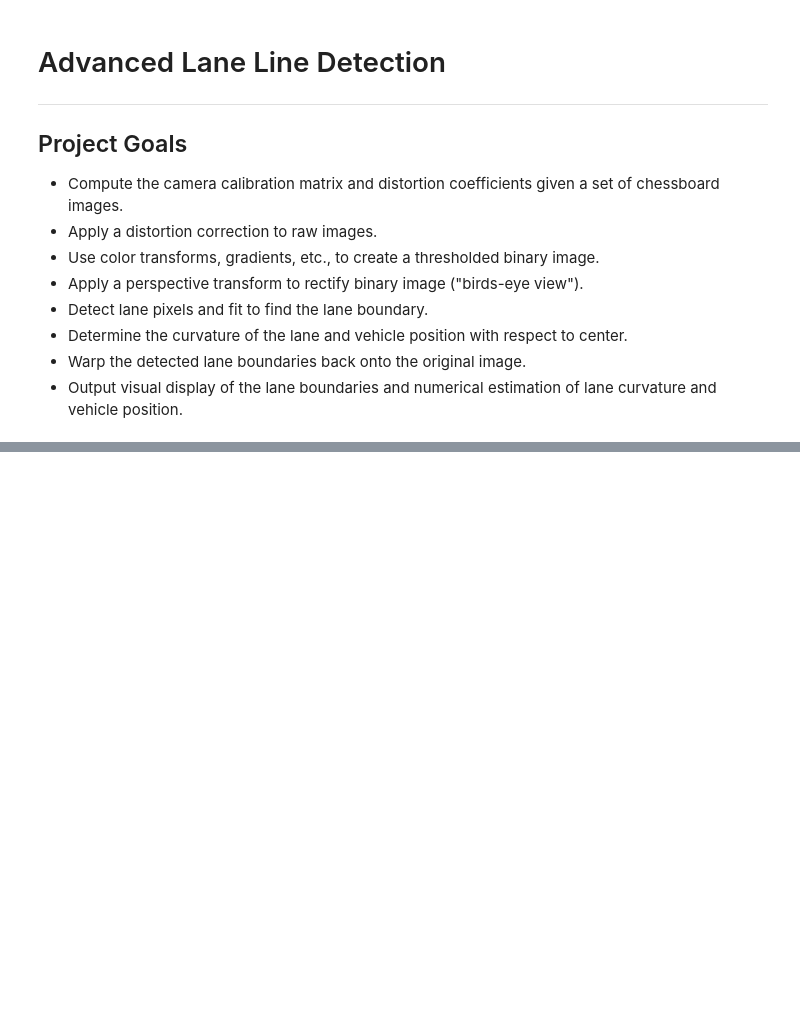
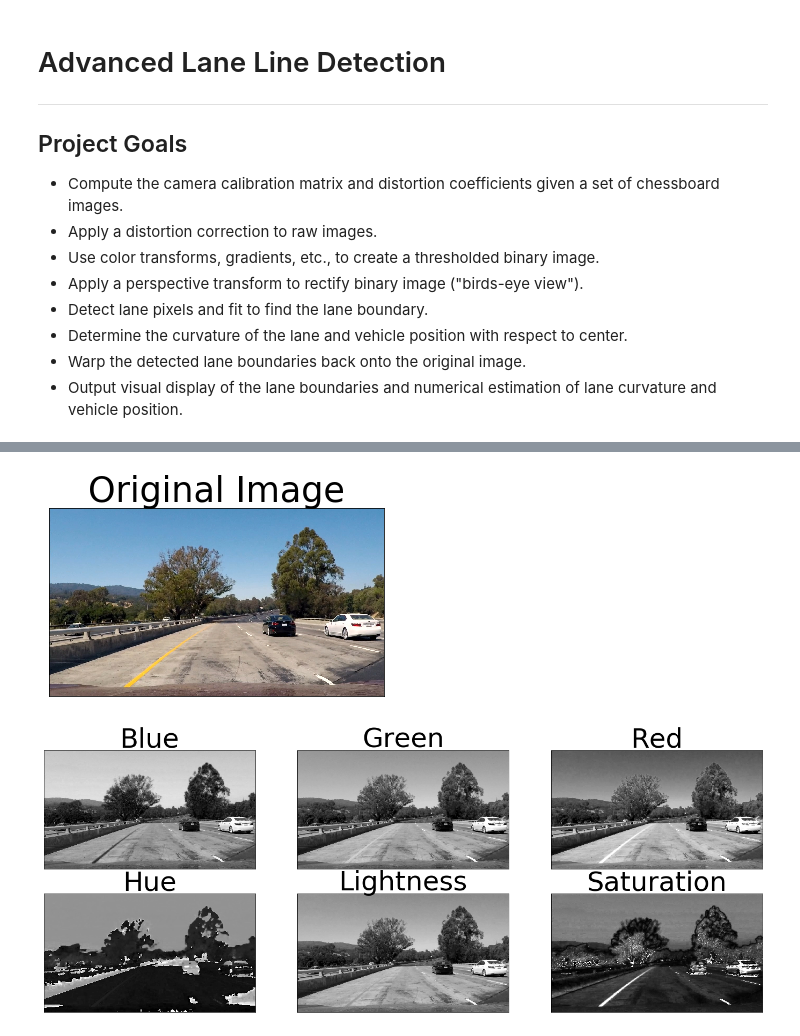
Before and after one commit to CharlesBradshaw/Advanced-Lane-Line-Detection, a Jupyter notebook: Advanced_Lane_Line_Detection.ipynb, the cells around one changed output, grey strips where cells are left out. Drawn from its saved outputs; the diff is of its cells as text; code cells hidden in the pictures; blank space fills up the shorter version.

```diff
--- a/Advanced_Lane_Line_Detection.ipynb
+++ b/Advanced_Lane_Line_Detection.ipynb
@@ -124,0 +168,29 @@ show_example()
+# %%
+def show_example_hls(img):
+    plt.tick_params(which='both', bottom='off', top='off', labelbottom='off', right='off', left='off', labelleft='off')
+    plt.imshow(cv2.cvtColor(img,cv2.COLOR_BGR2RGB))
+    plt.title('Original Image', fontsize = 35)
+    hls = cv2.cvtColor(img, cv2.COLOR_BGR2HLS)
+    #plt.imshow(H, cmap = 'gray')
+
+
+    #Plot Images
+    f, (ax1, ax2) = plt.subplots(2, 3, figsize=(24, 9))
+    bgr_label = ['Blue','Green','Red']
+    hls_label = ['Hue','Lightness','Saturation']
+
+    for i in range(3):
+        ax1[i].tick_params(which='both', bottom='off', top='off', labelbottom='off', right='off', left='off', labelleft='off')
+        ax1[i].imshow(img[:,:,i],cmap = 'gray')
+        ax1[i].set_title(bgr_label[i],fontsize=50)
+
+        ax2[i].tick_params(which='both', bottom='off', top='off', labelbottom='off', right='off', left='off', labelleft='off')
+        ax2[i].imshow(hls[:,:,i], cmap = 'gray')
+        ax2[i].set_title(hls_label[i],fontsize=50)
+
+
+sample_road = cv2.imread("test_images/test1.jpg")
+show_example_hls(sample_road)
+# %% [output]
+[figure, added]
+[figure, added]
```
Also changed, not shown: parts of 23 cells of this notebook, 5 other files.
